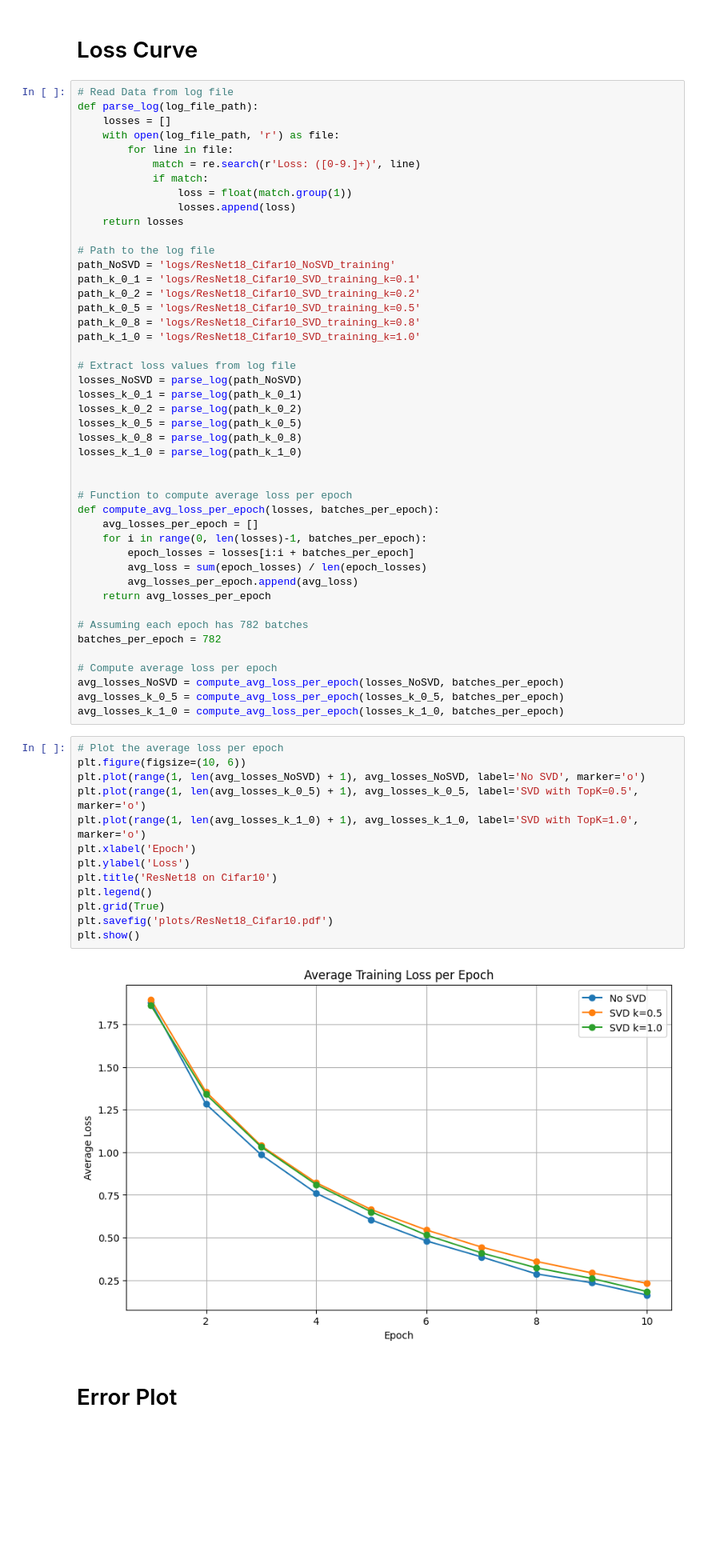
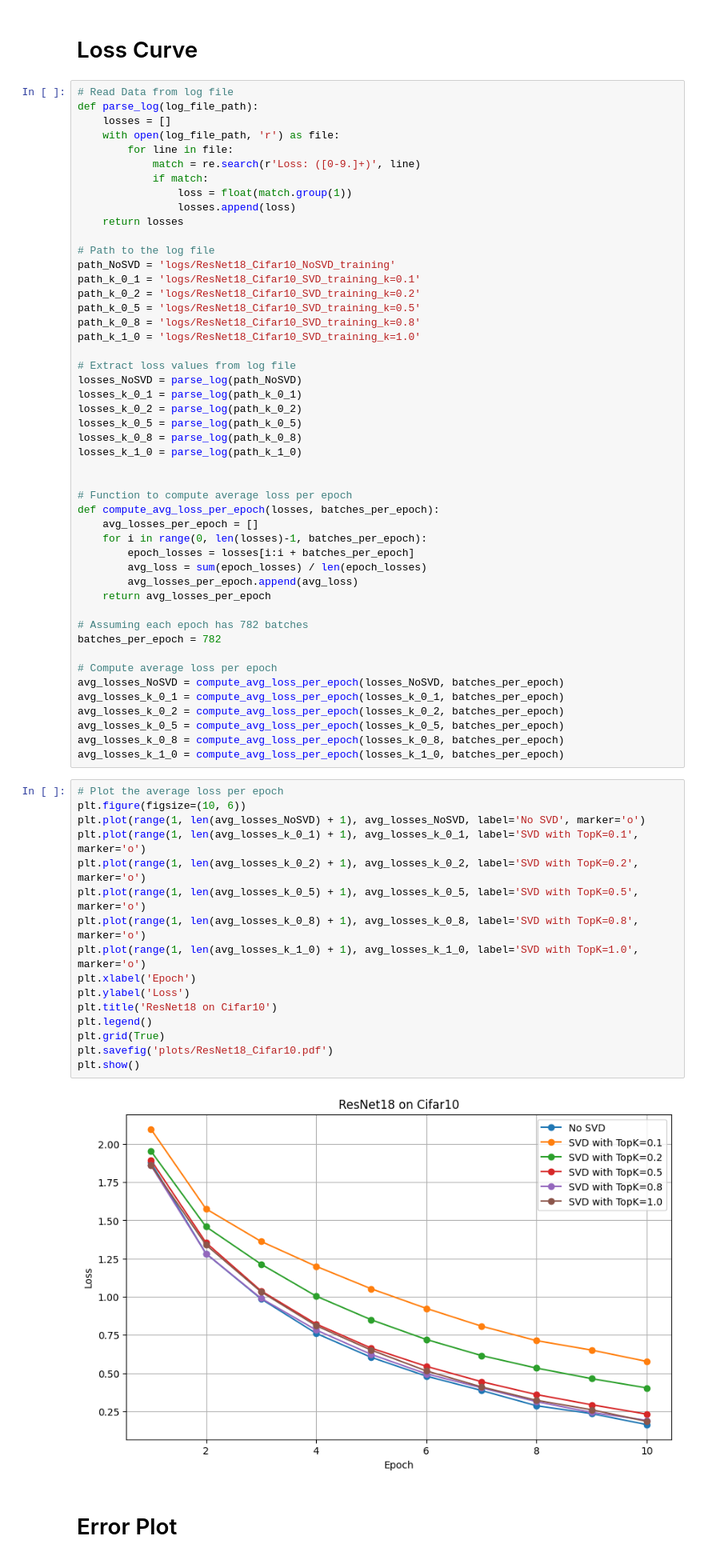
Before and after one commit to JihaoXin/SVD, a Jupyter notebook: plot.ipynb, the cells around one changed output. Shown at 80% size. Drawn from its saved outputs; the diff is of its cells as text; blank space fills up the shorter version.

```diff
--- a/plot.ipynb
+++ b/plot.ipynb
@@ -46,23 +46,29 @@ batches_per_epoch = 782
 
 # Compute average loss per epoch
 avg_losses_NoSVD = compute_avg_loss_per_epoch(losses_NoSVD, batches_per_epoch)
+avg_losses_k_0_1 = compute_avg_loss_per_epoch(losses_k_0_1, batches_per_epoch)
+avg_losses_k_0_2 = compute_avg_loss_per_epoch(losses_k_0_2, batches_per_epoch)
 avg_losses_k_0_5 = compute_avg_loss_per_epoch(losses_k_0_5, batches_per_epoch)
+avg_losses_k_0_8 = compute_avg_loss_per_epoch(losses_k_0_8, batches_per_epoch)
 avg_losses_k_1_0 = compute_avg_loss_per_epoch(losses_k_1_0, batches_per_epoch)
 # %%
 # Plot the average loss per epoch
 plt.figure(figsize=(10, 6))
 plt.plot(range(1, len(avg_losses_NoSVD) + 1), avg_losses_NoSVD, label='No SVD', marker='o')
+plt.plot(range(1, len(avg_losses_k_0_1) + 1), avg_losses_k_0_1, label='SVD with TopK=0.1', marker='o')
+plt.plot(range(1, len(avg_losses_k_0_2) + 1), avg_losses_k_0_2, label='SVD with TopK=0.2', marker='o')
 plt.plot(range(1, len(avg_losses_k_0_5) + 1), avg_losses_k_0_5, label='SVD with TopK=0.5', marker='o')
+plt.plot(range(1, len(avg_losses_k_0_8) + 1), avg_losses_k_0_8, label='SVD with TopK=0.8', marker='o')
 plt.plot(range(1, len(avg_losses_k_1_0) + 1), avg_losses_k_1_0, label='SVD with TopK=1.0', marker='o')
 plt.xlabel('Epoch')
 plt.ylabel('Loss')
 plt.title('ResNet18 on Cifar10')
 plt.legend()
 plt.grid(True)
 plt.savefig('plots/ResNet18_Cifar10.pdf')
 plt.show()
 # %% [output]
-[figure, old version]
+[figure, new version]
 # %% [markdown]
 # Error Plot
 # %%
```
Also changed, not shown: 4 other files.
